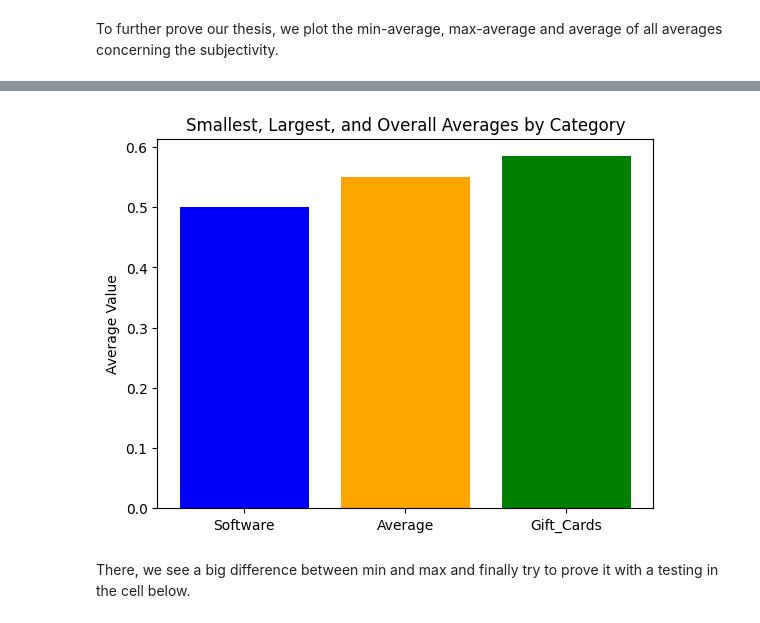
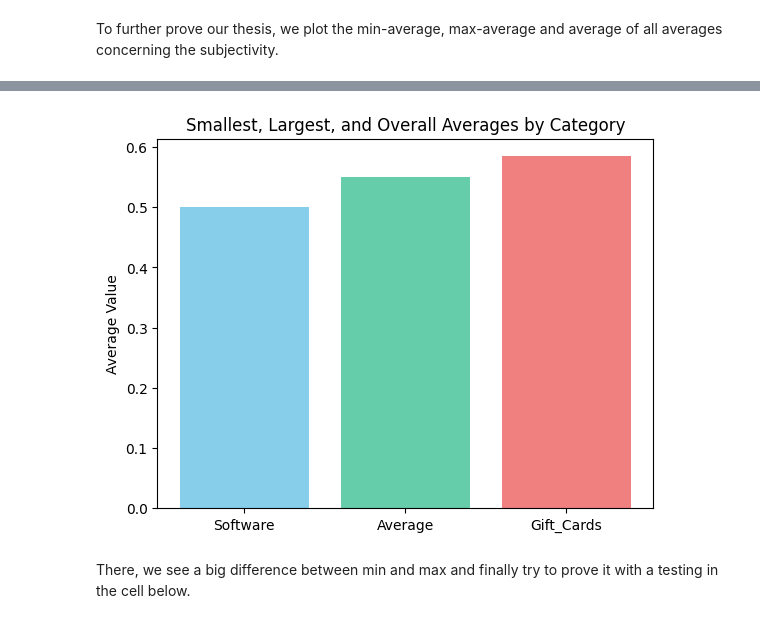
Before and after one commit to mkleinegger/amazon-reviews-sentinent-analysis, a Jupyter notebook: 3.2_analysis.ipynb, the cells around one changed output, grey strips where cells are left out. Saved outputs shown, nothing was run; the diff lists cells and outputs as text; code cells hidden in the pictures.

```diff
--- a/3.2_analysis.ipynb
+++ b/3.2_analysis.ipynb
@@ -258,18 +261,16 @@ First we analyse the distribution of our subjectivity metric across all differen
 # %%
-import pandas as pd
-import matplotlib.pyplot as plt
+def plot_distributions_for_all_cat(df, col):
+    fig, axes = plt.subplots(len(categories)//3+1, 3, figsize=(25, 55))
+    axes = axes.flatten()
 
-fig, axes = plt.subplots(len(categories)//3+1, 3, figsize=(25, 55))
-axes = axes.flatten()
+    for i, category in enumerate(categories):
+        dist = df.filter(df.category == category).select(col).rdd.flatMap(lambda x: x).collect()
 
-for i, category in enumerate(categories):
-    dist = df.filter(df.category == category).select("reviewText-subjectivity").rdd.flatMap(lambda x: x).collect()
+        axes[i].hist(dist, bins=50, edgecolor='black')
+        axes[i].set_title(f'Category {category}')
+        axes[i].set_xlabel('Subjectivity')
+        axes[i].set_ylabel('Frequency')
 
-    axes[i].hist(dist, bins=50, edgecolor='black')
-    axes[i].set_title(f'Category {category}')
-    axes[i].set_xlabel('Subjectivity')
-    axes[i].set_ylabel('Frequency')
-
-fig.delaxes(axes[-1])
-plt.show()
+    fig.delaxes(axes[-1])
+    plt.show()
 # %% [output]
@@ -278,7 +282,7 @@ KeyboardInterrupt:
 # %%
 def plot_cat_sentiment(df):
     # Calculate comulative values
-    com_df_cat_sentiment = df.toPandas().copy()
+    com_df_cat_sentiment = df.sort("average_subjectivity", ascending=[False]).toPandas().copy()
     sentiments = ['very_objective', 'objective', 'subjective', 'very_subjective']
     for i in range(0, 3):
         com_df_cat_sentiment[sentiments[i+1]] += com_df_cat_sentiment[sentiments[i]]
@@ -289,8 +293,6 @@ def plot_cat_sentiment(df):
 
     # Pastel-toned colors
     pastel_palette = ["#87CEEB", "#66CDAA", "#F0E68C", "#FFA07A", "#F08080"]
-
-    com_df_cat_sentiment = com_df_cat_sentiment.sort_values(by=['average_subjectivity'], ascending=True)
 
     # Plotting the stacked horizontal bar plot with pastel-toned colors
     plt.figure(figsize=(10, 6))
@@ -314,5 +316,3 @@ def plot_cat_sentiment(df):
 
     # Show the plot
     plt.show()
-
-plot_cat_sentiment(df_reduced_reviewText)
@@ -361,28 +344,30 @@ plt.show()
 # %%
 def plot_min_max_average(df):
     # Calculate the smallest, largest, and overall average
     min_avg = df.loc[df['average_subjectivity'].idxmin()]
     max_avg = df.loc[df['average_subjectivity'].idxmax()]
     overall_avg = df['average_subjectivity'].mean()
 
     # Plot the results
     fig, ax = plt.subplots()
 
     # Plot the bars with category information
-    ax.bar(f"{min_avg['category']}", min_avg['average_subjectivity'], color='blue')
-    ax.bar("Average", overall_avg, color='orange')
-    ax.bar(f"{max_avg['category']}", max_avg['average_subjectivity'], color='green')
+    ax.bar(f"{min_avg['category']}", min_avg['average_subjectivity'], color='#87CEEB')
+    ax.bar("Average", overall_avg, color='#66CDAA')
+    ax.bar(f"{max_avg['category']}", max_avg['average_subjectivity'], color='#F08080')
 
     # Set labels and title
     plt.ylabel("Average Value")
     plt.title("Smallest, Largest, and Overall Averages by Category")
 
     # Show the plot
     plt.show()
 
-plot_min_max_average(df_reduced_reviewText.toPandas())
+
+
+plot_cat_sentiment(df_reduced_reviewText.filter(df_reduced_reviewText))
 # %% [output]
-[figure, old version]
+[figure, new version]
 # %% [markdown]
 There, we see a big difference between min and max and finally try to prove it with a testing in the cell below.
 # %%
```
Also changed, not shown: parts of 22 cells of this notebook, 1 other file.
